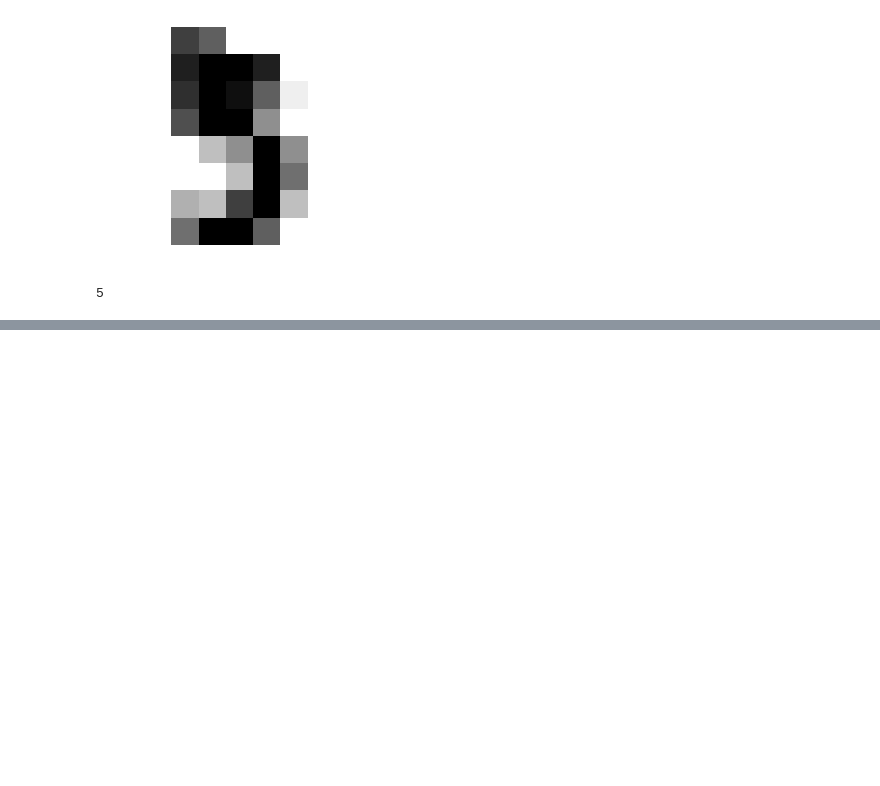
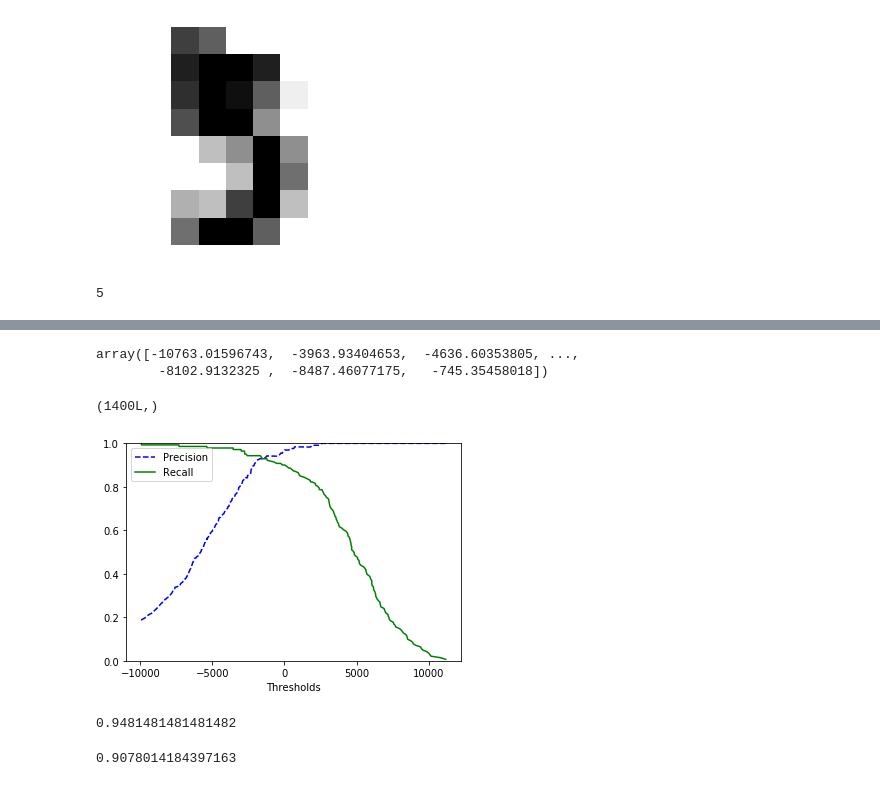
Before and after one commit to deeptirajput/testRepo, a Jupyter notebook: Chapter3.ipynb, the cells around one changed output, grey strips where cells are left out. Drawn from its saved outputs; the diff is of its cells as text; code cells hidden in the pictures; blank space fills up the shorter version.

```diff
--- a/Chapter3.ipynb
+++ b/Chapter3.ipynb
@@ -163,0 +145,4 @@ ValueError: X has 8 features per sample; expecting 64
+# %%
+import numpy as np
+shuffle_index = np.random.permutation(1400)
+X_train,y_train = X_train[shuffle_index],y_train[shuffle_index]
@@ -163,0 +248,11 @@ ValueError: X has 8 features per sample; expecting 64
+# %%
+y_scores = cross_val_predict(sgd_clf,X_train,y_train_5,cv=3, method="decision_function")
+# %%
+y_scores
+# %% [output]
+array([-10763.01596743,  -3963.93404653,  -4636.60353805, ...,
+        -8102.9132325 ,  -8487.46077175,   -745.35458018])
+# %%
+y_scores.shape
+# %% [output]
+(1400L,)
@@ -163,0 +261,13 @@ ValueError: X has 8 features per sample; expecting 64
+# %%
+precisions, recalls, thresholds = precision_recall_curve(y_train_5, y_scores)
+# %%
+def plot_precision_recall_vs_threshold(precisions, recalls, thresholds):
+    plt.plot(thresholds, precisions[:-1],"b--",label = "Precision")
+    plt.plot(thresholds, recalls[:-1],"g-",label = "Recall")
+    plt.xlabel("Thresholds")
+    plt.legend(loc="upper left")
+    plt.ylim([0,1])
+# %%
+plot_precision_recall_vs_threshold(precisions, recalls, thresholds)
+# %% [output]
+[figure, added]
@@ -163,0 +276,8 @@ ValueError: X has 8 features per sample; expecting 64
+# %%
+precision_score(y_train_5, y_train_pred_90)
+# %% [output]
+0.9481481481481482
+# %%
+recall_score(y_train_5, y_train_pred_90)
+# %% [output]
+0.9078014184397163
```
Also changed, not shown: parts of 73 cells of this notebook.
